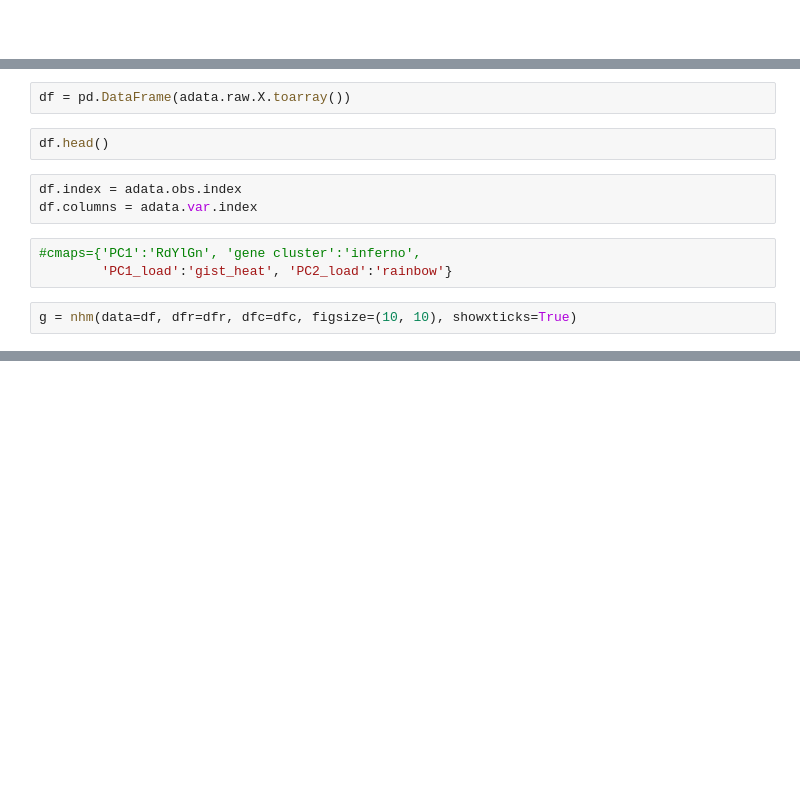
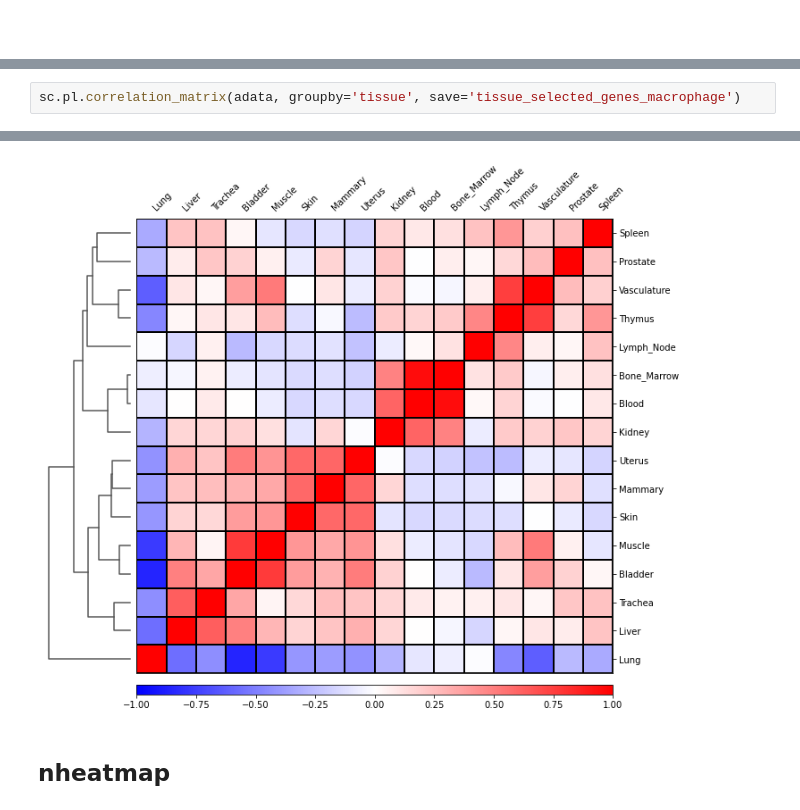
Before and after one commit to michael-swift/tsp-immune-analysis, a Jupyter notebook: notebooks/immune_signatures/nheatmap.ipynb, the cells around one changed output, grey strips where cells are left out. Saved outputs shown, nothing was run; the diff lists cells and outputs as text; blank space fills up the shorter version.

```diff
--- a/notebooks/immune_signatures/nheatmap.ipynb
+++ b/notebooks/immune_signatures/nheatmap.ipynb
@@ -163,12 +113,3 @@ df = sc.get.obs_df(adata)
-# %%
-df = pd.DataFrame(adata.raw.X.toarray())
-# %%
-df.head()
-# %%
-df.index = adata.obs.index
-df.columns = adata.var.index
-# %%
-#cmaps={'PC1':'RdYlGn', 'gene cluster':'inferno',
-        'PC1_load':'gist_heat', 'PC2_load':'rainbow'}
-# %%
-g = nhm(data=df, dfr=dfr, dfc=dfc, figsize=(10, 10), showxticks=True)
+# %%
+sc.pl.correlation_matrix(adata, groupby='tissue', save='tissue_selected_genes_macrophage')
+# %% [output]
@@ -174,0 +118,3 @@ g = nhm(data=df, dfr=dfr, dfc=dfc, figsize=(10, 10), showxticks=True)
+[figure, added]
+# %% [markdown]
+## nheatmap
```
Also changed, not shown: parts of 26 cells of this notebook, 6 other files.
